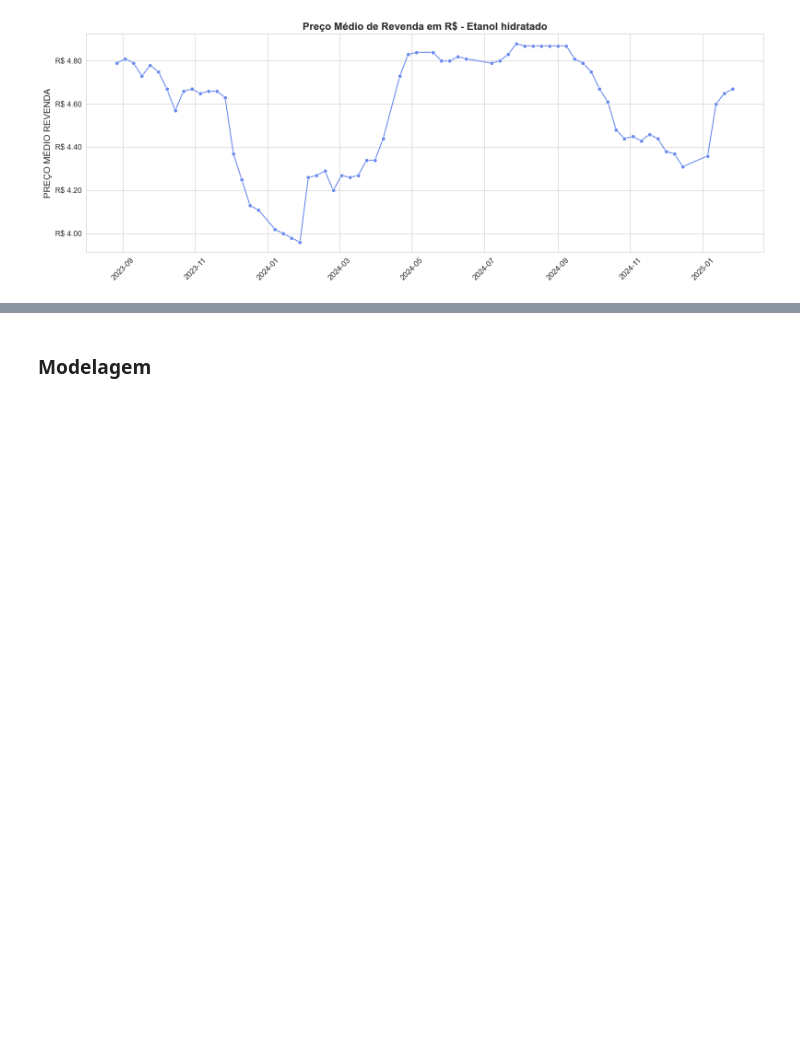
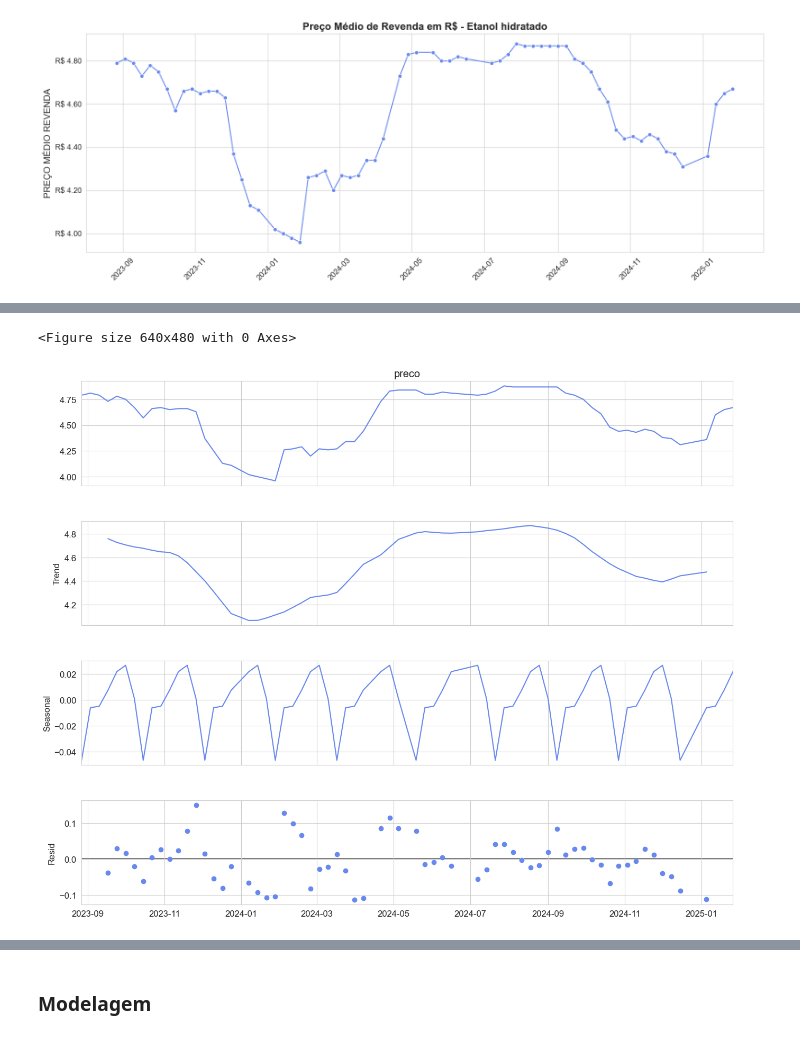
Before and after one commit to AurelioGuilherme/ANP-Forecasting, a Jupyter notebook: Notebook/Modeling.ipynb, the cells around one changed output, grey strips where cells are left out. Saved outputs shown, nothing was run; the diff lists cells and outputs as text; code cells hidden in the pictures; blank space fills up the shorter version.

```diff
--- a/Notebook/Modeling.ipynb
+++ b/Notebook/Modeling.ipynb
@@ -107,2 +113,5 @@ plot.visualiza_serie_temporal(df_filtrado, x = 'DATA INICIAL', y='PREÇO MÉDIO
 # %% [output]
 [figure]
+# %%
+serie_temporal = transform.cria_df_serie_temporal(df_filtrado)
+serie_temporal.head()
@@ -108,0 +142,10 @@ plot.visualiza_serie_temporal(df_filtrado, x = 'DATA INICIAL', y='PREÇO MÉDIO
+# %%
+resultado = seasonal_decompose(serie_temporal['preco'],model = 'additive', period=7)
+# %%
+# Plot
+fig = plt.figure()
+fig = resultado.plot()
+fig.set_size_inches(15, 12);
+# %% [output]
+<Figure size 640x480 with 0 Axes>
+[figure, added]
```
Also changed, not shown: parts of 16 cells of this notebook, 3 other files.
